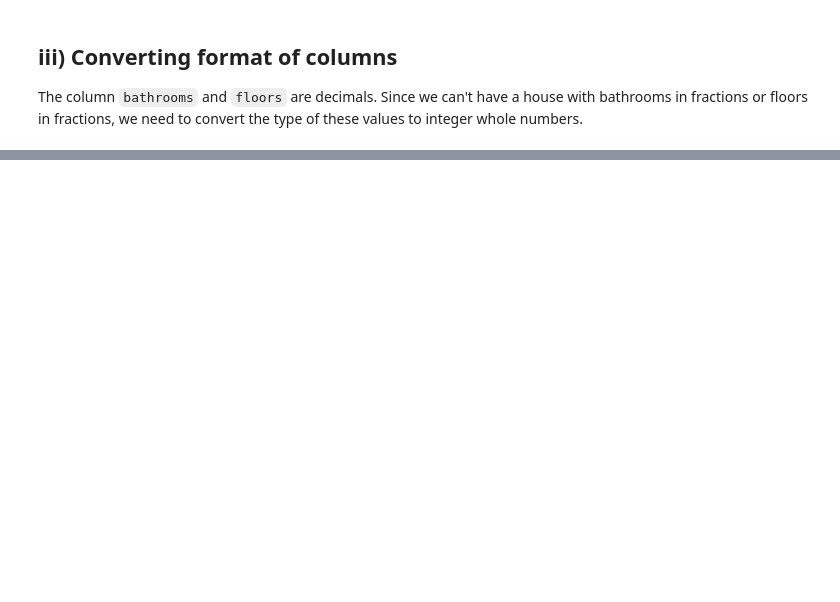
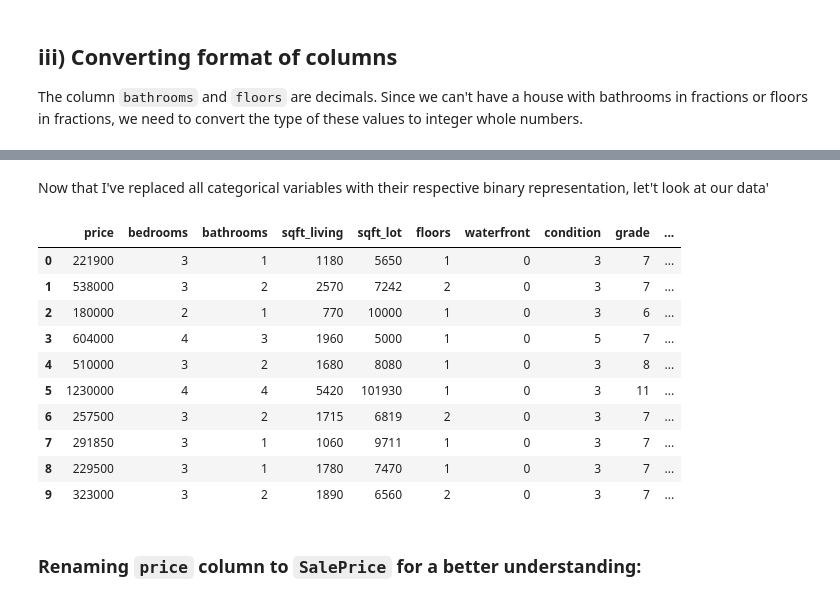
Before and after one commit to brandonbush2/Elite-Properties-Project, a Jupyter notebook: Elite Properties Group.ipynb, the cells around one changed output, grey strips where cells are left out. Saved outputs shown, nothing was run; the diff lists cells and outputs as text; code cells hidden in the pictures; blank space fills up the shorter version.

```diff
--- a/Elite Properties Group.ipynb
+++ b/Elite Properties Group.ipynb
@@ -181,0 +203,3 @@ data.head()
+# %%
+#replacing YES and NO with 1 and ) respectively
+data['waterfront'] = data['waterfront'].replace(['YES','NO'], [1,0])
@@ -181,0 +237,3 @@ data.head()
+# %%
+#replacing these values
+data['condition'] = data['condition'].replace(['Poor','Fair', 'Average', 'Good', 'Very Good'], [1,2,3,4,5])
@@ -181,0 +294,21 @@ data.head()
+# %%
+#removing whitespaces and selecting integer values
+data['grade'] = data['grade'].str.split().str[0].astype(int)
+# %% [markdown]
+Now that I've replaced all categorical variables with their respective binary representation, let't look at our data'
+# %%
+data.head(10)
+# %% [output]
+|  | price | bedrooms | bathrooms | sqft_living | sqft_lot | floors | waterfront | condition | grade | ... |
+| 0 | 221900 | 3 | 1 | 1180 | 5650 | 1 | 0 | 3 | 7 | ... |
+| 1 | 538000 | 3 | 2 | 2570 | 7242 | 2 | 0 | 3 | 7 | ... |
+| 2 | 180000 | 2 | 1 | 770 | 10000 | 1 | 0 | 3 | 6 | ... |
+| 3 | 604000 | 4 | 3 | 1960 | 5000 | 1 | 0 | 5 | 7 | ... |
+| 4 | 510000 | 3 | 2 | 1680 | 8080 | 1 | 0 | 3 | 8 | ... |
+| 5 | 1230000 | 4 | 4 | 5420 | 101930 | 1 | 0 | 3 | 11 | ... |
+| 6 | 257500 | 3 | 2 | 1715 | 6819 | 2 | 0 | 3 | 7 | ... |
+| 7 | 291850 | 3 | 1 | 1060 | 9711 | 1 | 0 | 3 | 7 | ... |
+| 8 | 229500 | 3 | 1 | 1780 | 7470 | 1 | 0 | 3 | 7 | ... |
+| 9 | 323000 | 3 | 2 | 1890 | 6560 | 2 | 0 | 3 | 7 | ... |
+# %% [markdown]
+### Renaming `price` column to `SalePrice` for a better understanding:
```
Also changed, not shown: parts of 28 cells of this notebook.
